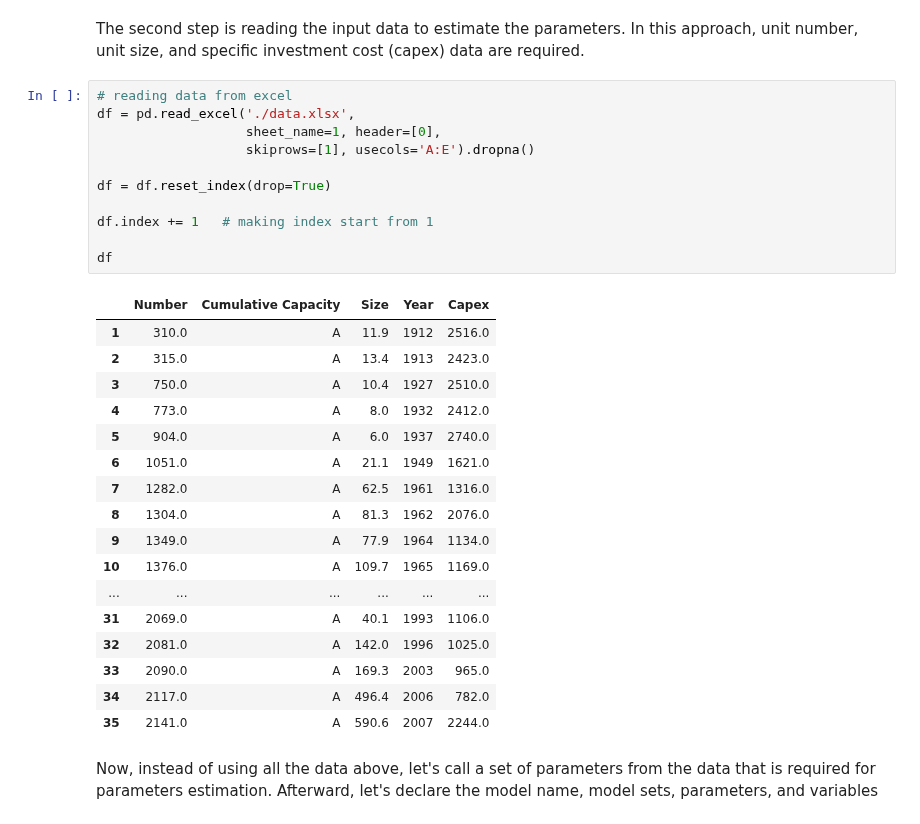
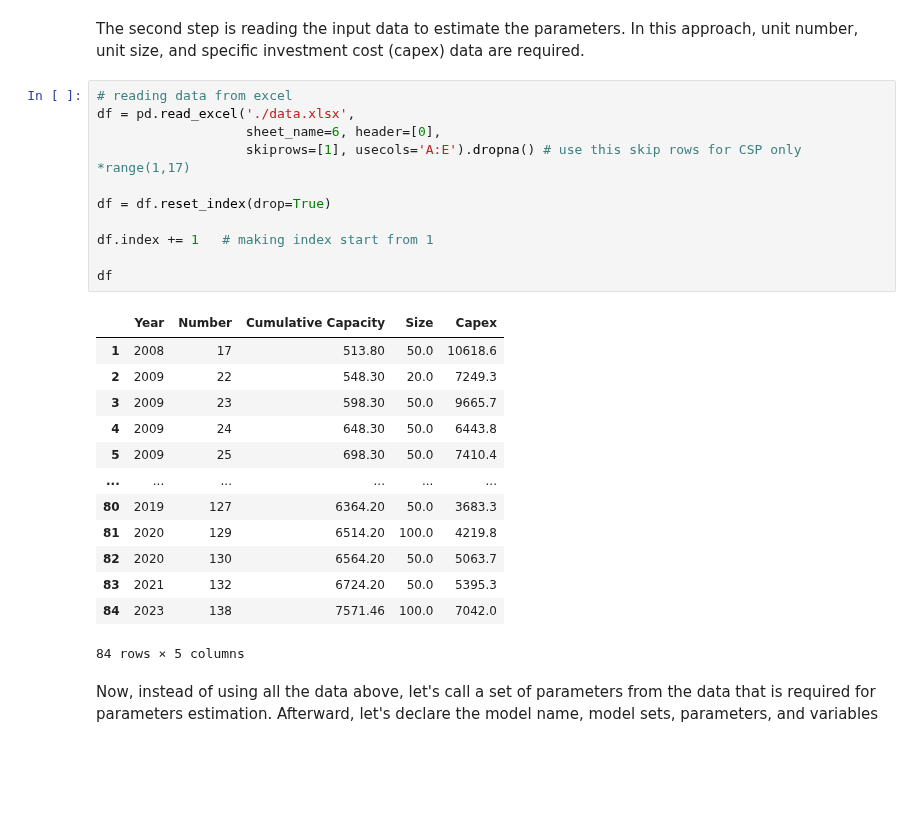
Before and after one commit to ywpratama/message_ix, a Jupyter notebook: tutorial/technology_learning_parameters/Learning and Economies-of-scale Parameters Estimation.ipynb, the cells around one changed output. Cells and saved outputs as stored; diff of their text form; blank space fills up the shorter version.

```diff
--- a/tutorial/technology_learning_parameters/Learning and Economies-of-scale Parameters Estimation.ipynb
+++ b/tutorial/technology_learning_parameters/Learning and Economies-of-scale Parameters Estimation.ipynb
@@ -18,32 +18,28 @@ The second step is reading the input data to estimate the parameters. In this ap
 # %%
 # reading data from excel
 df = pd.read_excel('./data.xlsx',
-                   sheet_name=1, header=[0],
-                   skiprows=[1], usecols='A:E').dropna()
+                   sheet_name=6, header=[0],
+                   skiprows=[1], usecols='A:E').dropna() # use this skip rows for CSP only *range(1,17)
 
 df = df.reset_index(drop=True)
 
 df.index += 1   # making index start from 1
 
 df
 # %% [output]
-|  | Number | Cumulative Capacity | Size | Year | Capex |
-| 1 | 310.0 | A | 11.9 | 1912 | 2516.0 |
-| 2 | 315.0 | A | 13.4 | 1913 | 2423.0 |
-| 3 | 750.0 | A | 10.4 | 1927 | 2510.0 |
-| 4 | 773.0 | A | 8.0 | 1932 | 2412.0 |
-| 5 | 904.0 | A | 6.0 | 1937 | 2740.0 |
-| 6 | 1051.0 | A | 21.1 | 1949 | 1621.0 |
-| 7 | 1282.0 | A | 62.5 | 1961 | 1316.0 |
-| 8 | 1304.0 | A | 81.3 | 1962 | 2076.0 |
-| 9 | 1349.0 | A | 77.9 | 1964 | 1134.0 |
-| 10 | 1376.0 | A | 109.7 | 1965 | 1169.0 |
+|  | Year | Number | Cumulative Capacity | Size | Capex |
+| 1 | 2008 | 17 | 513.80 | 50.0 | 10618.6 |
+| 2 | 2009 | 22 | 548.30 | 20.0 | 7249.3 |
+| 3 | 2009 | 23 | 598.30 | 50.0 | 9665.7 |
+| 4 | 2009 | 24 | 648.30 | 50.0 | 6443.8 |
+| 5 | 2009 | 25 | 698.30 | 50.0 | 7410.4 |
 | ... | ... | ... | ... | ... | ... |
-| 31 | 2069.0 | A | 40.1 | 1993 | 1106.0 |
-| 32 | 2081.0 | A | 142.0 | 1996 | 1025.0 |
-| 33 | 2090.0 | A | 169.3 | 2003 | 965.0 |
-| 34 | 2117.0 | A | 496.4 | 2006 | 782.0 |
-| 35 | 2141.0 | A | 590.6 | 2007 | 2244.0 |
+| 80 | 2019 | 127 | 6364.20 | 50.0 | 3683.3 |
+| 81 | 2020 | 129 | 6514.20 | 100.0 | 4219.8 |
+| 82 | 2020 | 130 | 6564.20 | 50.0 | 5063.7 |
+| 83 | 2021 | 132 | 6724.20 | 50.0 | 5395.3 |
+| 84 | 2023 | 138 | 7571.46 | 100.0 | 7042.0 |
+84 rows × 5 columns
 # %% [markdown]
 Now, instead of using all the data above, let's call a set of parameters from the data that is required for parameters estimation. Afterward, let's declare the model name, model sets, parameters, and variables
 # %%
```
Also changed, not shown: parts of 5 cells of this notebook, 2 other files.
